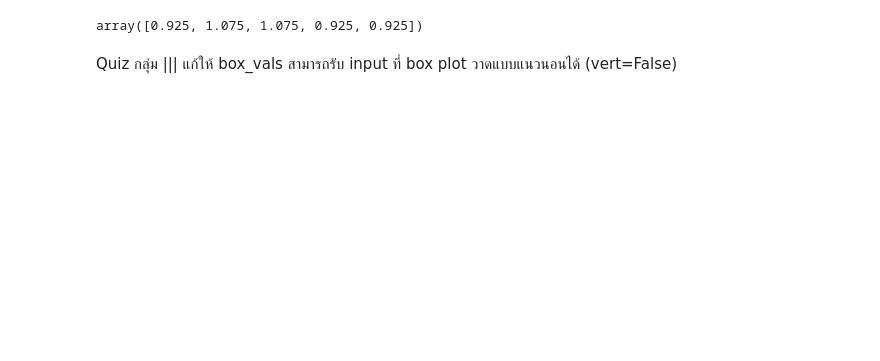
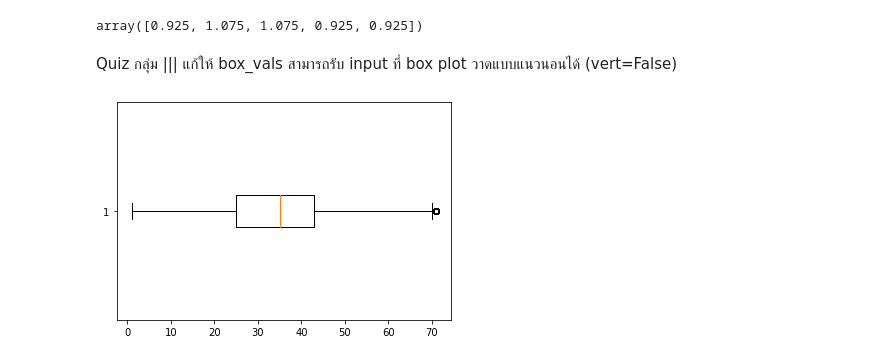
Before and after one commit to team0243/DWDM21, a Jupyter notebook: Data103(Chapter3).ipynb, the cells around one changed output. Saved outputs shown, nothing was run; the diff lists cells and outputs as text; code cells hidden in the pictures; blank space fills up the shorter version.

Commit message:
จบ Data Preprocessing - HW+Quiz 18/08/21

```diff
--- a/Data103(Chapter3).ipynb
+++ b/Data103(Chapter3).ipynb
@@ -1110,2 +1116,6 @@ def box_vals(box_out_dict,vert=True):
 
     return Q1,Q2,Q3,IQR,vmin,vmax
+# %%
+data_dict_x = plt.boxplot(data_cases2_nomissingage_nooutlier['age'],vert=False)
+# %% [output]
+[figure, added]
```
Also changed, not shown: parts of 37 cells of this notebook.
